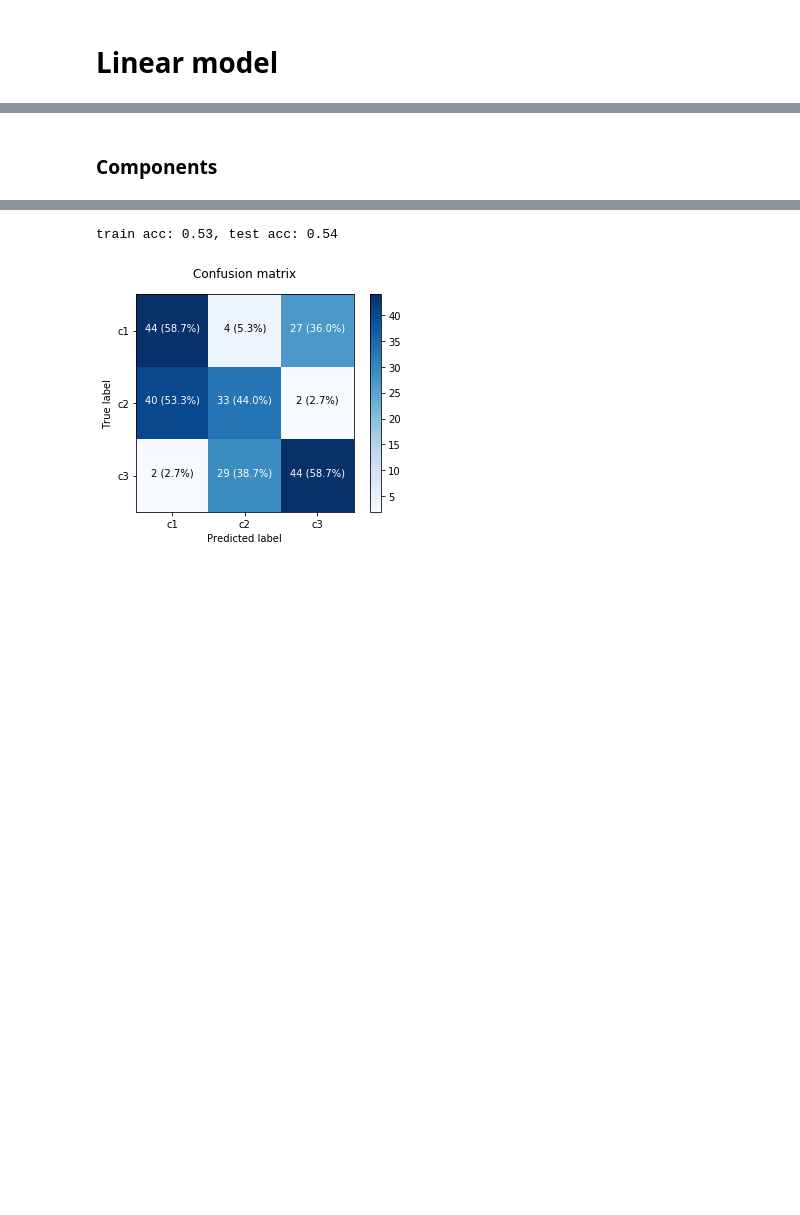
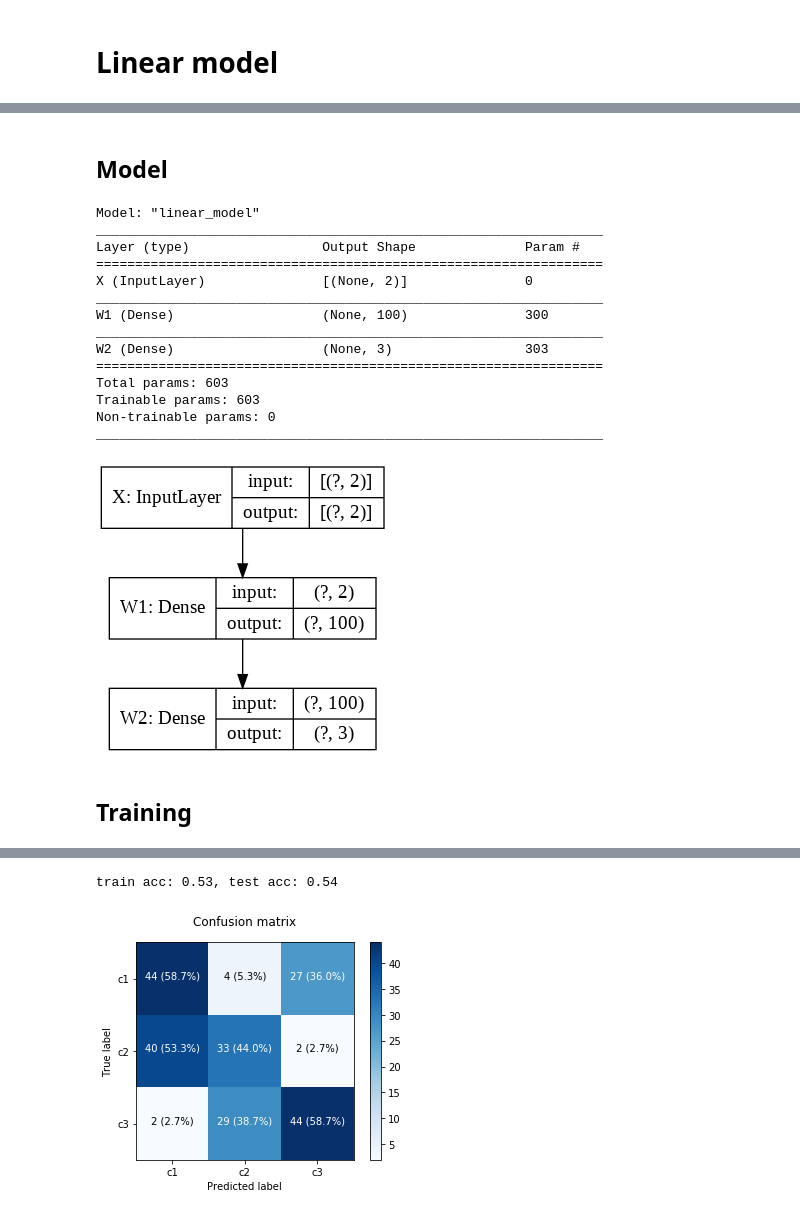
Before and after one commit to GokuMohandas/Made-With-ML, a Jupyter notebook: notebooks/basic_ml/06_Multilayer_Perceptrons.ipynb, the cells around one changed output, grey strips where cells are left out. Saved outputs shown, nothing was run; the diff lists cells and outputs as text; code cells hidden in the pictures; blank space fills up the shorter version.

```diff
--- a/notebooks/basic_ml/06_Multilayer_Perceptrons.ipynb
+++ b/notebooks/basic_ml/06_Multilayer_Perceptrons.ipynb
@@ -227,6 +168,6 @@ from sklearn.preprocessing import StandardScaler
 X_scaler = StandardScaler().fit(X_train)
 # %%
 # Apply scaler on training and test data (don't standardize outputs for classification)
-standardized_X_train = X_scaler.transform(X_train)
-standardized_X_val = X_scaler.transform(X_val)
-standardized_X_test = X_scaler.transform(X_test)
+X_train = X_scaler.transform(X_train)
+X_val = X_scaler.transform(X_val)
+X_test = X_scaler.transform(X_test)
@@ -246 +201,3 @@ Before we get to our neural network, we're going to implement a generalized line
+# %% [markdown]
+## Model
 # %%
@@ -257,2 +208,52 @@ from tensorflow.keras.optimizers import Adam
+# %%
+INPUT_DIM = X_train.shape[1] # X is 2-dimensional
+HIDDEN_DIM = 100
+NUM_CLASSES = len(classes) # 3 classes
+# %%
+class LinearModel(Model):
+    def __init__(self, hidden_dim, num_classes):
+        super(LinearModel, self).__init__(name='linear_model')
+        self.fc1 = Dense(units=hidden_dim, activation='linear', name='W1')
+        self.fc2 = Dense(units=num_classes, activation='softmax', name='W2')
+
+    def call(self, x_in, training=False):
+        z = self.fc1(x_in)
+        y_pred = self.fc2(z)
+        return y_pred
+
+    def summary(self, input_shape):
+        x_in = Input(shape=input_shape, name='X')
+        summary = Model(inputs=x_in, outputs=self.call(x_in), name=self.name)
+        summary.summary() # parameter summary
+        print ("\n\nWEIGHTS:") # weights summary
+        for layer in self.layers:
+            print ("_"*50)
+            print (layer.name)
+            for w in layer.weights:
+                print (f"\t{w.name} → {w.shape}")
+        print ("\n\nFORWARD PASS:")
+        return plot_model(summary, show_shapes=True) # forward pass
+# %%
+# Initialize model
+model = LinearModel(hidden_dim=HIDDEN_DIM, num_classes=NUM_CLASSES)
+# %%
+# Summary
+model.summary(input_shape=(INPUT_DIM,))
+# %% [output]
+Model: "linear_model"
+_________________________________________________________________
+Layer (type)                 Output Shape              Param #
+=================================================================
+X (InputLayer)               [(None, 2)]               0
+_________________________________________________________________
+W1 (Dense)                   (None, 100)               300
+_________________________________________________________________
+W2 (Dense)                   (None, 3)                 303
+=================================================================
+Total params: 603
+Trainable params: 603
+Non-trainable params: 0
+_________________________________________________________________
+[figure, added]
 # %% [markdown]
-### Components
+## Training
```
Also changed, not shown: parts of 98 cells of this notebook, 11 other files.
